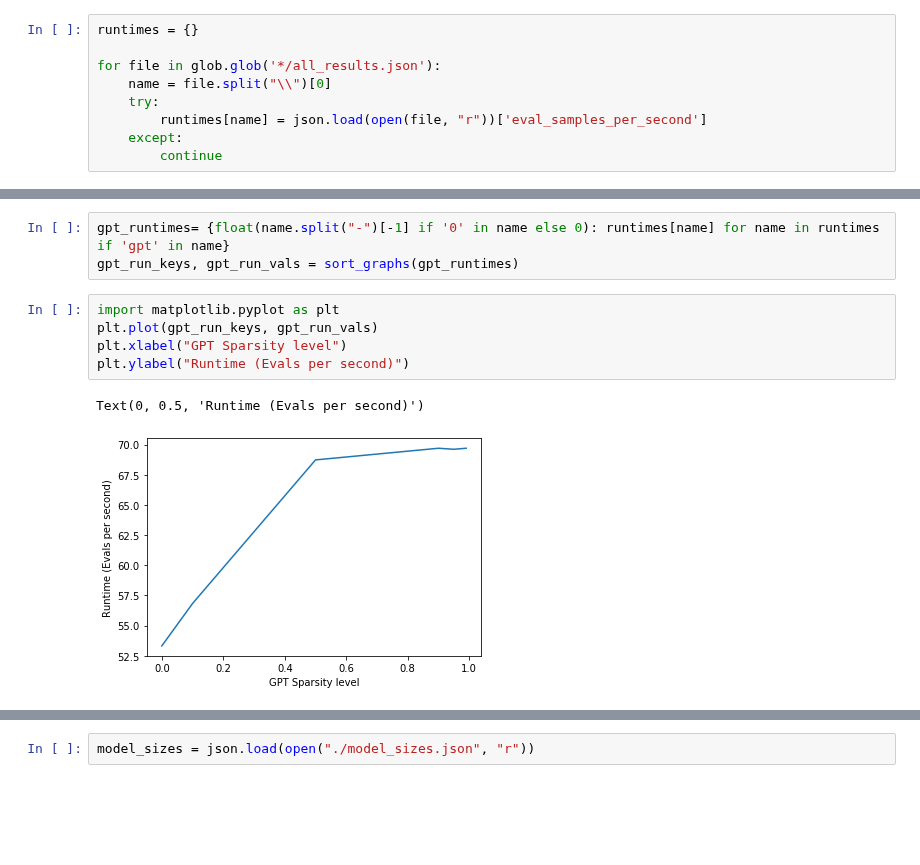
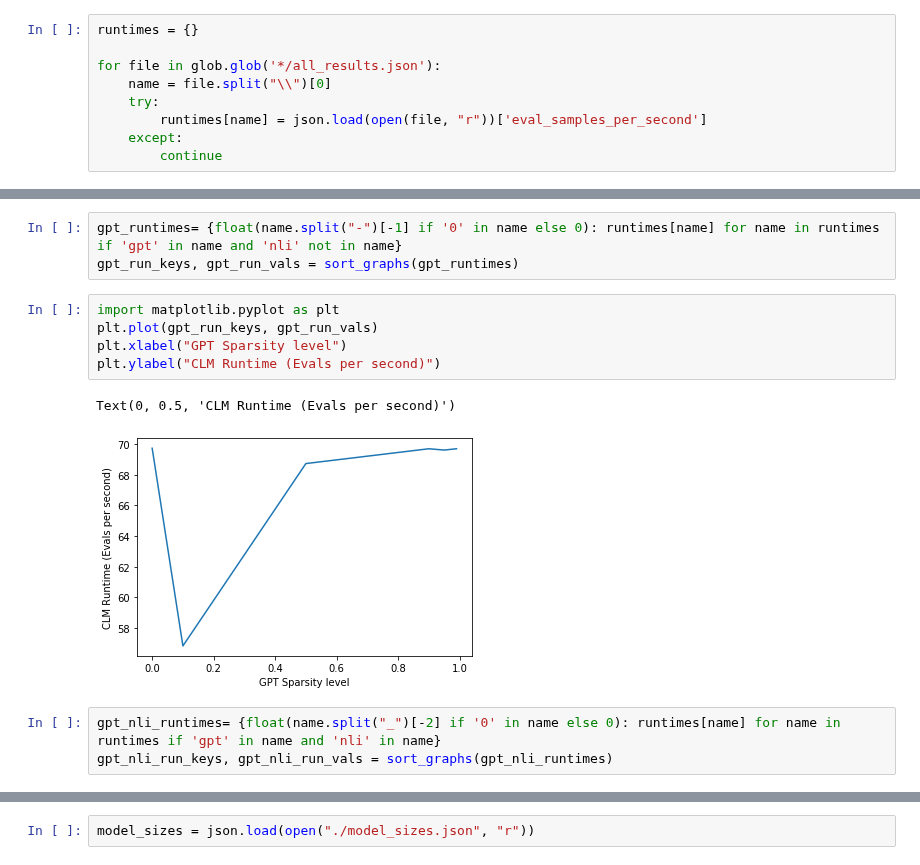
Before and after one commit to Oaklight/llm-sparsification-release, a Jupyter notebook: generate_plots.ipynb, the cells around one changed output, grey strips where cells are left out. Cells and saved outputs as stored; diff of their text form; blank space fills up the shorter version.

```diff
--- a/generate_plots.ipynb
+++ b/generate_plots.ipynb
@@ -101,11 +123,14 @@ Text(0, 0.5, 'Runtime (Evals per')
 # %%
-gpt_runtimes= {float(name.split("-")[-1] if '0' in name else 0): runtimes[name] for name in runtimes if 'gpt' in name}
+gpt_runtimes= {float(name.split("-")[-1] if '0' in name else 0): runtimes[name] for name in runtimes if 'gpt' in name and 'nli' not in name}
 gpt_run_keys, gpt_run_vals = sort_graphs(gpt_runtimes)
 # %%
 import matplotlib.pyplot as plt
 plt.plot(gpt_run_keys, gpt_run_vals)
 plt.xlabel("GPT Sparsity level")
-plt.ylabel("Runtime (Evals per second)")
+plt.ylabel("CLM Runtime (Evals per second)")
 # %% [output]
-Text(0, 0.5, 'Runtime (Evals per second)')
+Text(0, 0.5, 'CLM Runtime (Evals per second)')
-[figure, old version]
+[figure, new version]
+# %%
+gpt_nli_runtimes= {float(name.split("_")[-2] if '0' in name else 0): runtimes[name] for name in runtimes if 'gpt' in name and 'nli' in name}
+gpt_nli_run_keys, gpt_nli_run_vals = sort_graphs(gpt_nli_runtimes)
```
Also changed, not shown: parts of 15 cells of this notebook, 2 other files.
